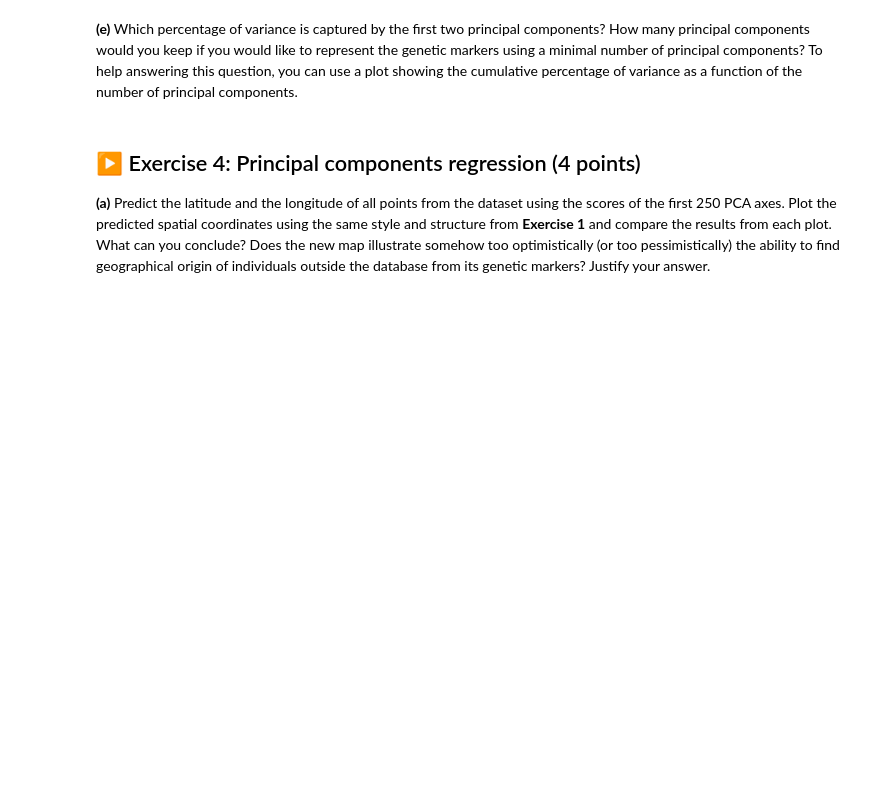
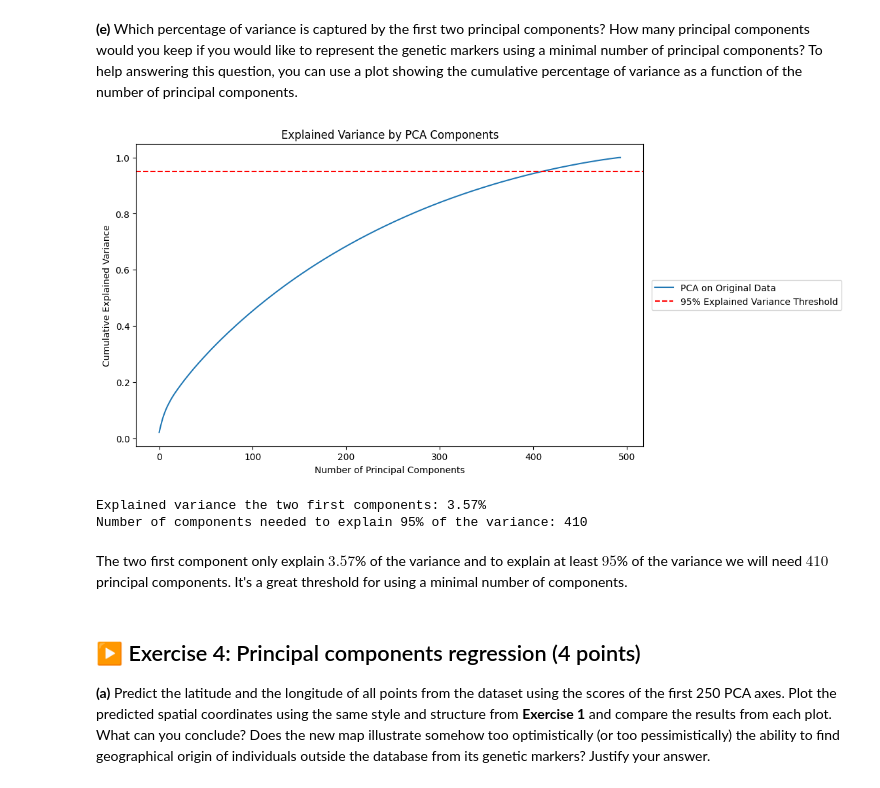
Before and after one commit to Concombrero/TP-Statistical-Learning, a Jupyter notebook: TP2/TP2.ipynb, the cells around one changed output. Cells and saved outputs as stored; diff of their text form; code cells hidden in the pictures; blank space fills up the shorter version.

```diff
--- a/TP2/TP2.ipynb
+++ b/TP2/TP2.ipynb
@@ -196,5 +241,23 @@ Redo the 2D scatter plot from item **(b)** on the normalized version of the data
 # %% [markdown]
 **(e)** Which percentage of variance is captured by the first two principal components? How many principal components would you keep if you would like to represent the genetic markers using a minimal number of principal components? To help answering this question, you can use a plot showing the cumulative percentage of variance as a function of the number of principal components.
+# %%
+plt.figure(figsize=(10, 6))
+plt.plot(np.cumsum(pca1.explained_variance_ratio_), label='PCA on Original Data')
+plt.axhline(y=0.95, color='r', linestyle='--', label='95% Explained Variance Threshold')
+plt.xlabel('Number of Principal Components')
+plt.ylabel('Cumulative Explained Variance')
+plt.title('Explained Variance by PCA Components')
+plt.legend(loc='center right', bbox_to_anchor=(1.4, 0.5))
+plt.show()
+
+print(f"Explained variance the two first components: {np.cumsum(pca1.explained_variance_ratio_)[1] * 100:.2f}%")
+print(f"Number of components needed to explain 95% of the variance: {np.argmax(np.cumsum(pca1.explained_variance_ratio_) >= 0.95) + 1}")
+# %% [output]
+[figure, added]
+Explained variance the two first components: 3.57%
+Number of components needed to explain 95% of the variance: 410
+# %% [markdown]
+The two first component only explain $3.57$% of the variance and to explain at least $95$% of the variance we will need $410$ principal components. It's a great threshold for using a minimal number of components.
 # %% [markdown]
 ## ▶️ Exercise 4: Principal components regression (4 points)
 
```
Also changed, not shown: parts of 3 cells of this notebook.
